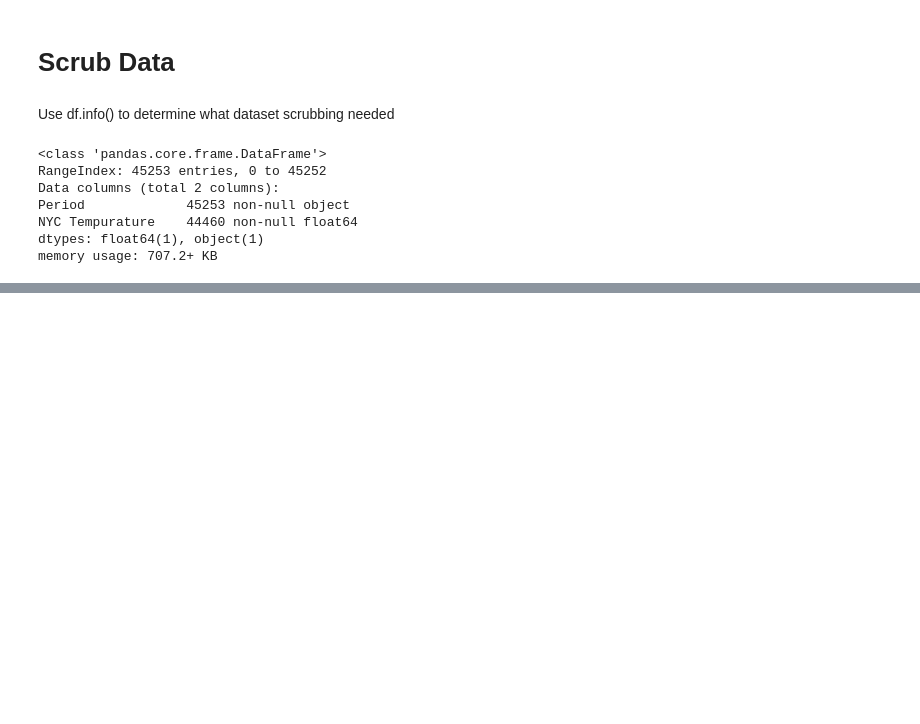
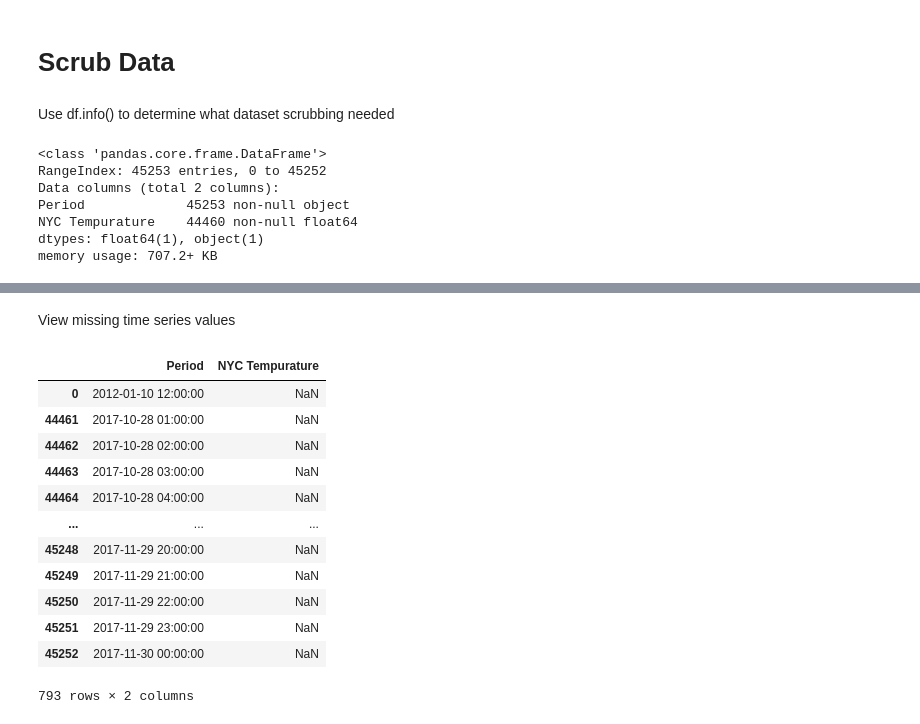
Before and after one commit to blantj/temperature_time_series, a Jupyter notebook: Modeling.ipynb, the cells around one changed output, grey strips where cells are left out. Drawn from its saved outputs; the diff is of its cells as text; code cells hidden in the pictures; blank space fills up the shorter version.

```diff
--- a/Modeling.ipynb
+++ b/Modeling.ipynb
@@ -34,0 +49,18 @@ memory usage: 707.2+ KB
+# %% [markdown]
+View missing time series values
+# %%
+df[df['NYC Tempurature'].isna()]
+# %% [output]
+|  | Period | NYC Tempurature |
+| 0 | 2012-01-10 12:00:00 | NaN |
+| 44461 | 2017-10-28 01:00:00 | NaN |
+| 44462 | 2017-10-28 02:00:00 | NaN |
+| 44463 | 2017-10-28 03:00:00 | NaN |
+| 44464 | 2017-10-28 04:00:00 | NaN |
+| ... | ... | ... |
+| 45248 | 2017-11-29 20:00:00 | NaN |
+| 45249 | 2017-11-29 21:00:00 | NaN |
+| 45250 | 2017-11-29 22:00:00 | NaN |
+| 45251 | 2017-11-29 23:00:00 | NaN |
+| 45252 | 2017-11-30 00:00:00 | NaN |
+793 rows × 2 columns
```
Also changed, not shown: parts of 9 cells of this notebook.
